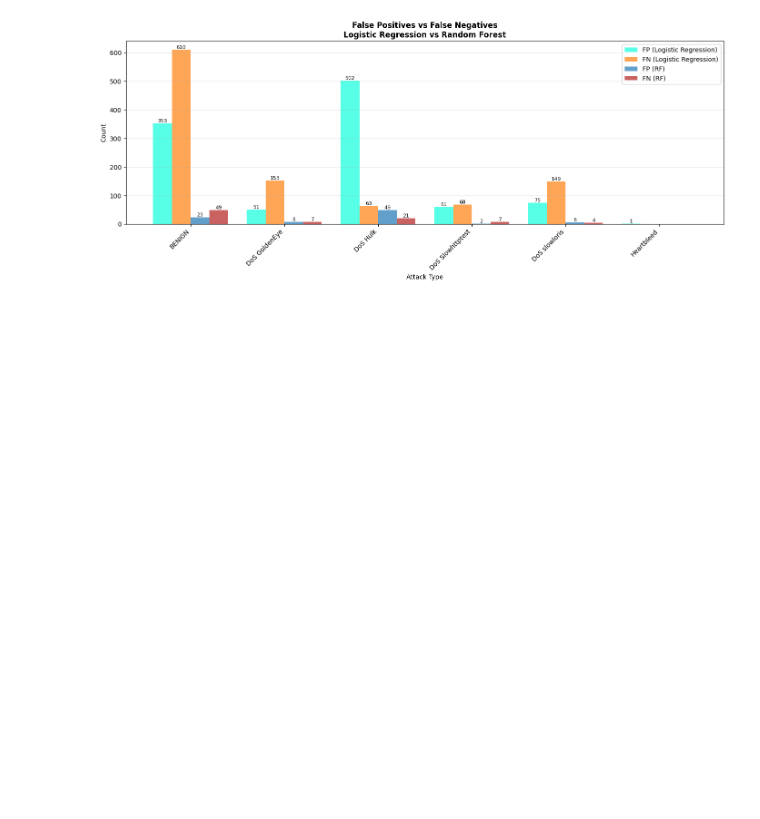
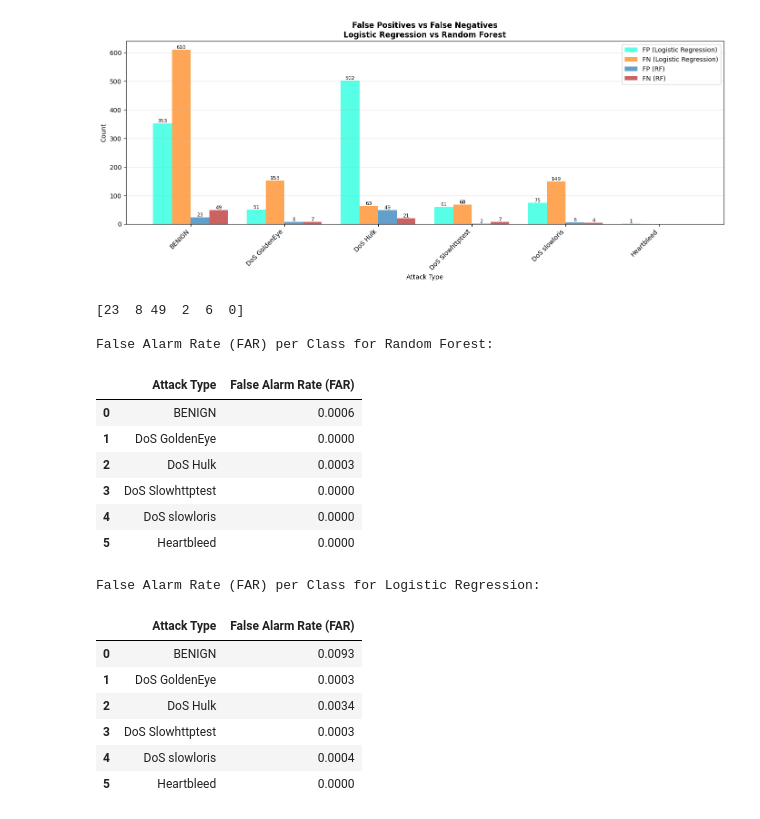
Before and after one commit to ianiskelf/INF6422E-Lab1, a Jupyter notebook: lab1.ipynb, the cells around one changed output. Saved outputs shown, nothing was run; the diff lists cells and outputs as text; code cells hidden in the pictures; blank space fills up the shorter version.

Commit message:
false alarm rate

```diff
--- a/lab1.ipynb
+++ b/lab1.ipynb
@@ -1000,3 +1000,46 @@ plt.tight_layout()
 plt.show()
 # %% [output]
 [figure]
+# %%
+## False Alarm Rate (FAR)
+# Random Forest
+
+total_negatives_rf = true_negatives_rf + false_positives_rf
+far_per_class_rf = false_positives_rf / total_negatives_rf
+far_df_rf = pd.DataFrame({
+    'Attack Type': target_names,
+    'False Alarm Rate (FAR)': far_per_class_rf
+})
+
+print("\nFalse Alarm Rate (FAR) per Class for Random Forest:")
+display(far_df_rf)
+
+# Logistic Regression
+total_negatives_lr = true_negatives + false_positives
+far_per_class_lr = false_positives / total_negatives_lr
+far_df_lr = pd.DataFrame({
+    'Attack Type': target_names,
+    'False Alarm Rate (FAR)': far_per_class_lr
+})
+
+print("\nFalse Alarm Rate (FAR) per Class for Logistic Regression:")
+display(far_df_lr)
+# %% [output]
+[23  8 49  2  6  0]
+
+False Alarm Rate (FAR) per Class for Random Forest:
+|  | Attack Type | False Alarm Rate (FAR) |
+| 0 | BENIGN | 0.0006 |
+| 1 | DoS GoldenEye | 0.0000 |
+| 2 | DoS Hulk | 0.0003 |
+| 3 | DoS Slowhttptest | 0.0000 |
+| 4 | DoS slowloris | 0.0000 |
+| 5 | Heartbleed | 0.0000 |
+False Alarm Rate (FAR) per Class for Logistic Regression:
+|  | Attack Type | False Alarm Rate (FAR) |
+| 0 | BENIGN | 0.0093 |
+| 1 | DoS GoldenEye | 0.0003 |
+| 2 | DoS Hulk | 0.0034 |
+| 3 | DoS Slowhttptest | 0.0003 |
+| 4 | DoS slowloris | 0.0004 |
+| 5 | Heartbleed | 0.0000 |
```
